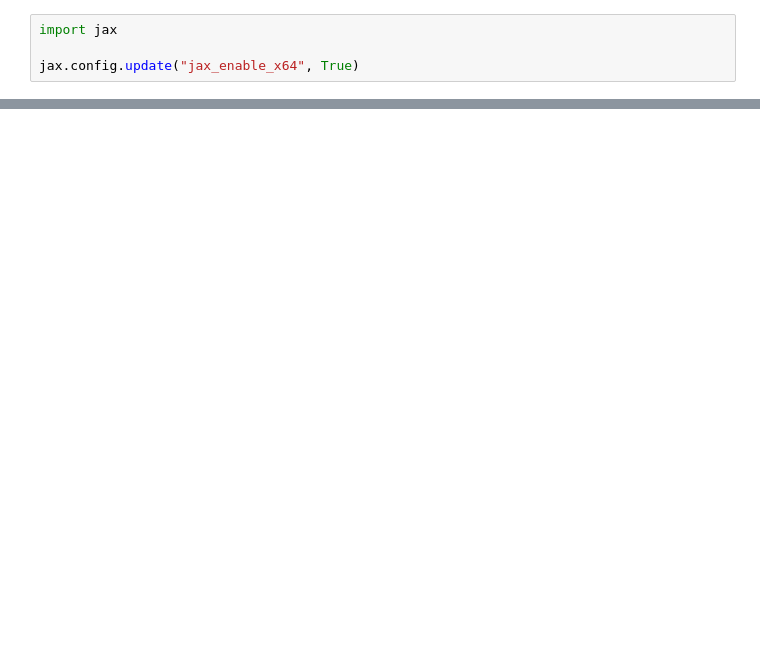
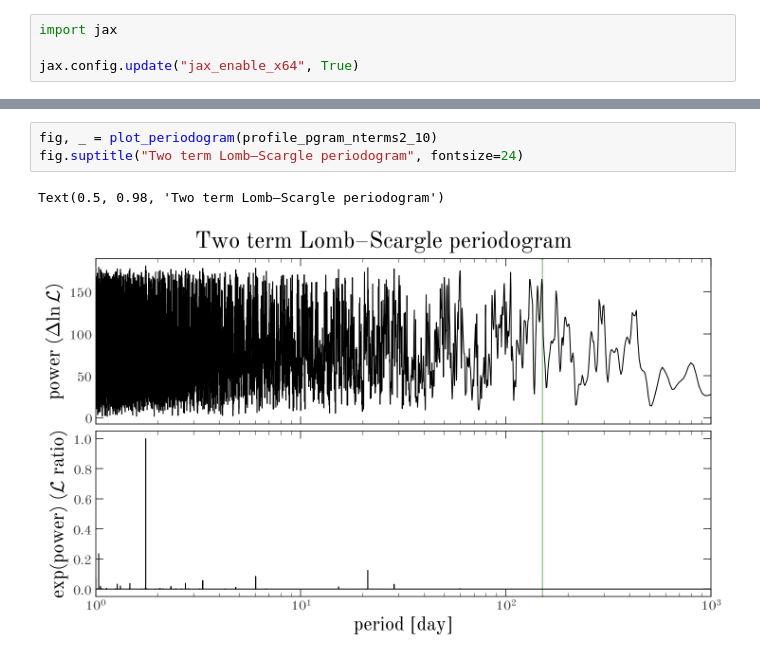
Before and after one commit to adrn/harv, a Jupyter notebook: docs/tutorials/case-studies/kepler-periodogram.ipynb, the cells around one changed output, grey strips where cells are left out. Saved outputs shown, nothing was run; the diff lists cells and outputs as text; blank space fills up the shorter version.

```diff
--- a/docs/tutorials/case-studies/kepler-periodogram.ipynb
+++ b/docs/tutorials/case-studies/kepler-periodogram.ipynb
@@ -1402,0 +133,6 @@ please cite that paper if you use them.
+# %%
+fig, _ = plot_periodogram(profile_pgram_nterms2_10)
+fig.suptitle("Two term Lomb–Scargle periodogram", fontsize=24)
+# %% [output]
+Text(0.5, 0.98, 'Two term Lomb–Scargle periodogram')
+[figure, added]
```
Also changed, not shown: parts of 87 cells of this notebook, 2 other files.
